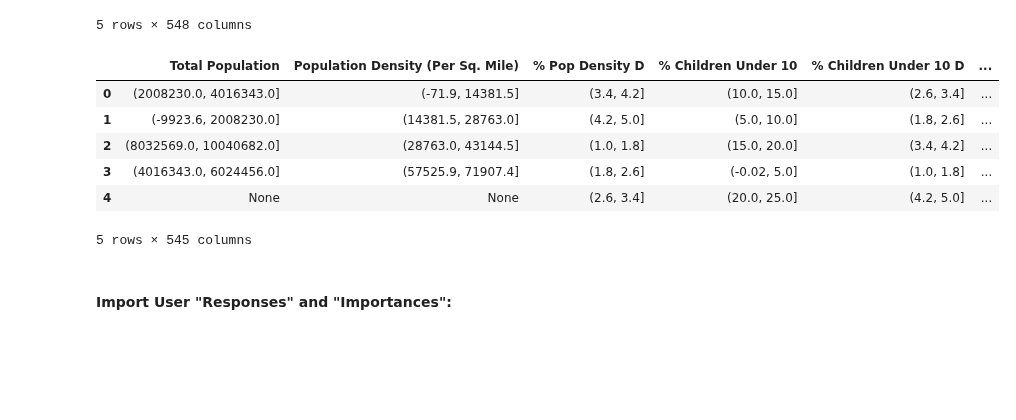
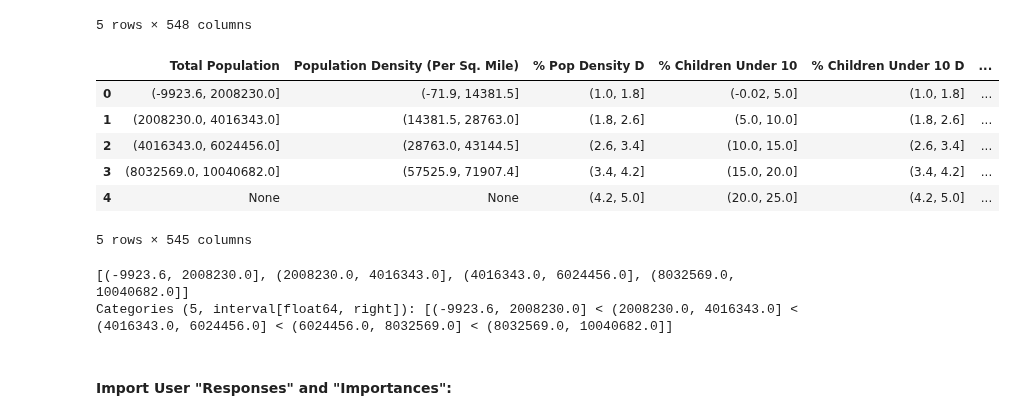
Before and after one commit to rabader/Relocation-Personalization, a Jupyter notebook: notebooks/county_matching.ipynb, the cells around one changed output. Drawn from its saved outputs; the diff is of its cells as text; code cells hidden in the pictures; blank space fills up the shorter version.

Commit message:
sort interval bins before printing to screen

```diff
--- a/notebooks/county_matching.ipynb
+++ b/notebooks/county_matching.ipynb
@@ -52,22 +52,28 @@ county_df.head()
 # %%
 # get_labels:
 bin_data_lst = []
 for col in county_binned_labeled_df.iloc[:,3:]:
-    interval_lst = list(county_binned_labeled_df[col].unique())
+    interval_lst = list(county_binned_labeled_df[col].sort_values().unique())
     interval_lst_formatted = [str(x) for x in interval_lst]
     bin_data_lst.append(interval_lst_formatted)
 bin_df = pd.DataFrame(bin_data_lst,index=county_binned_labeled_df.columns[3:]).T
 bin_df = bin_df.iloc[:num_bins,:]
 # Show bin edge values::
 bin_df
 # %% [output]
 |  | Total Population | Population Density (Per Sq. Mile) | % Pop Density D | % Children Under 10 | % Children Under 10 D | ... |
-| 0 | (2008230.0, 4016343.0] | (-71.9, 14381.5] | (3.4, 4.2] | (10.0, 15.0] | (2.6, 3.4] | ... |
-| 1 | (-9923.6, 2008230.0] | (14381.5, 28763.0] | (4.2, 5.0] | (5.0, 10.0] | (1.8, 2.6] | ... |
-| 2 | (8032569.0, 10040682.0] | (28763.0, 43144.5] | (1.0, 1.8] | (15.0, 20.0] | (3.4, 4.2] | ... |
-| 3 | (4016343.0, 6024456.0] | (57525.9, 71907.4] | (1.8, 2.6] | (-0.02, 5.0] | (1.0, 1.8] | ... |
-| 4 | None | None | (2.6, 3.4] | (20.0, 25.0] | (4.2, 5.0] | ... |
+| 0 | (-9923.6, 2008230.0] | (-71.9, 14381.5] | (1.0, 1.8] | (-0.02, 5.0] | (1.0, 1.8] | ... |
+| 1 | (2008230.0, 4016343.0] | (14381.5, 28763.0] | (1.8, 2.6] | (5.0, 10.0] | (1.8, 2.6] | ... |
+| 2 | (4016343.0, 6024456.0] | (28763.0, 43144.5] | (2.6, 3.4] | (10.0, 15.0] | (2.6, 3.4] | ... |
+| 3 | (8032569.0, 10040682.0] | (57525.9, 71907.4] | (3.4, 4.2] | (15.0, 20.0] | (3.4, 4.2] | ... |
+| 4 | None | None | (4.2, 5.0] | (20.0, 25.0] | (4.2, 5.0] | ... |
 5 rows × 545 columns
+# %%
+interval_lst = county_binned_labeled_df[county_binned_labeled_df.columns[3]].sort_values().unique()
+interval_lst
+# %% [output]
+[(-9923.6, 2008230.0], (2008230.0, 4016343.0], (4016343.0, 6024456.0], (8032569.0, 10040682.0]]
+Categories (5, interval[float64, right]): [(-9923.6, 2008230.0] < (2008230.0, 4016343.0] < (4016343.0, 6024456.0] < (6024456.0, 8032569.0] < (8032569.0, 10040682.0]]
 # %% [markdown]
 #### Import User "Responses" and "Importances":
 # %%
```
